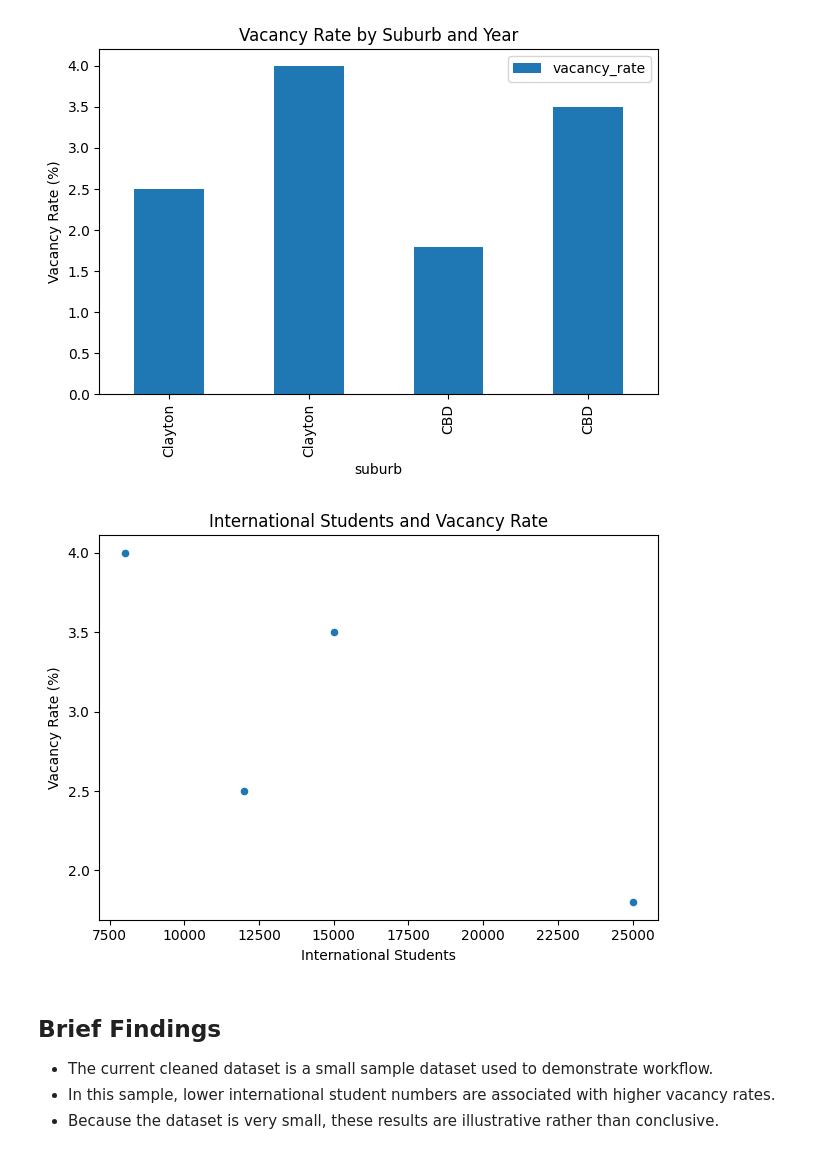
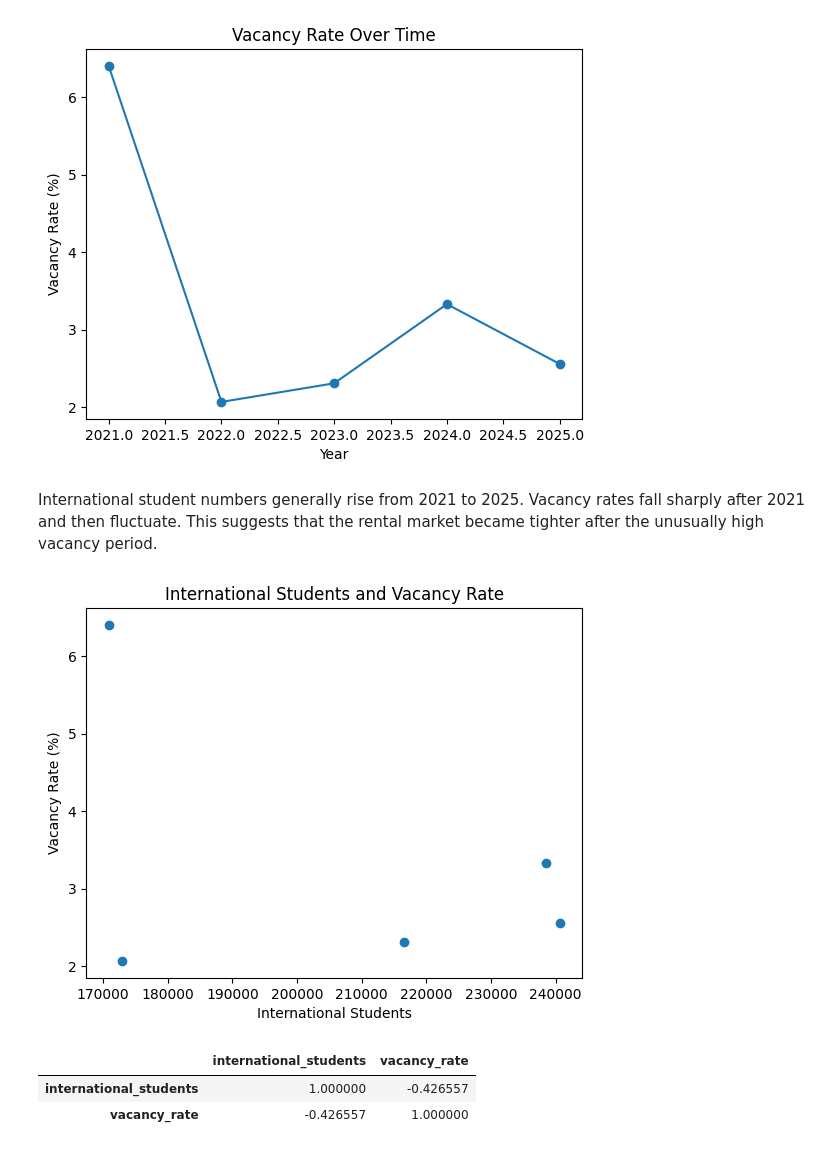
Before and after one commit to qdin0003/ECC3479-project, a Jupyter notebook: code/eda.ipynb, the cells around one changed output. Saved outputs shown, nothing was run; the diff lists cells and outputs as text; code cells hidden in the pictures.

```diff
--- a/code/eda.ipynb
+++ b/code/eda.ipynb
@@ -1,7 +1,6 @@
 # %%
 import pandas as pd
-import matplotlib.pyplot as plt
 
-df = pd.read_csv("C:/Users/26755/ECC3479-project/ECC3479-project/data/clean/clean_data.csv")
+df = pd.read_csv("../data/clean/clean_data.csv")
 df
 # %% [output]
@@ -44,25 +48,24 @@ df.describe(include="all")
 # %%
-df.plot(x="suburb", y="vacancy_rate", kind="bar")
-plt.title("Vacancy Rate by Suburb and Year")
+plt.plot(df["year"], df["vacancy_rate"], marker="o")
+plt.title("Vacancy Rate Over Time")
+plt.xlabel("Year")
 plt.ylabel("Vacancy Rate (%)")
-plt.tight_layout()
-plt.savefig("../outputs/vacancy_rate_bar.png")
 plt.show()
 # %% [output]
-[figure, old version]
+[figure, new version]
+# %% [markdown]
+International student numbers generally rise from 2021 to 2025. Vacancy rates fall sharply after 2021 and then fluctuate. This suggests that the rental market became tighter after the unusually high vacancy period.
 # %%
-df.plot(x="international_students", y="vacancy_rate", kind="scatter")
+plt.scatter(df["international_students"], df["vacancy_rate"])
 plt.title("International Students and Vacancy Rate")
 plt.xlabel("International Students")
 plt.ylabel("Vacancy Rate (%)")
-plt.tight_layout()
-plt.savefig("../outputs/students_vs_vacancy.png")
 plt.show()
 # %% [output]
-[figure, old version]
+[figure, new version]
-# %% [markdown]
-## Brief Findings
-
-- The current cleaned dataset is a small sample dataset used to demonstrate workflow.
-- In this sample, lower international student numbers are associated with higher vacancy rates.
-- Because the dataset is very small, these results are illustrative rather than conclusive.
+# %%
+df[["international_students", "vacancy_rate"]].corr()
+# %% [output]
+|  | international_students | vacancy_rate |
+| international_students | 1.000000 | -0.426557 |
+| vacancy_rate | -0.426557 | 1.000000 |
```
Also changed, not shown: parts of 8 cells of this notebook, 1 other file.
